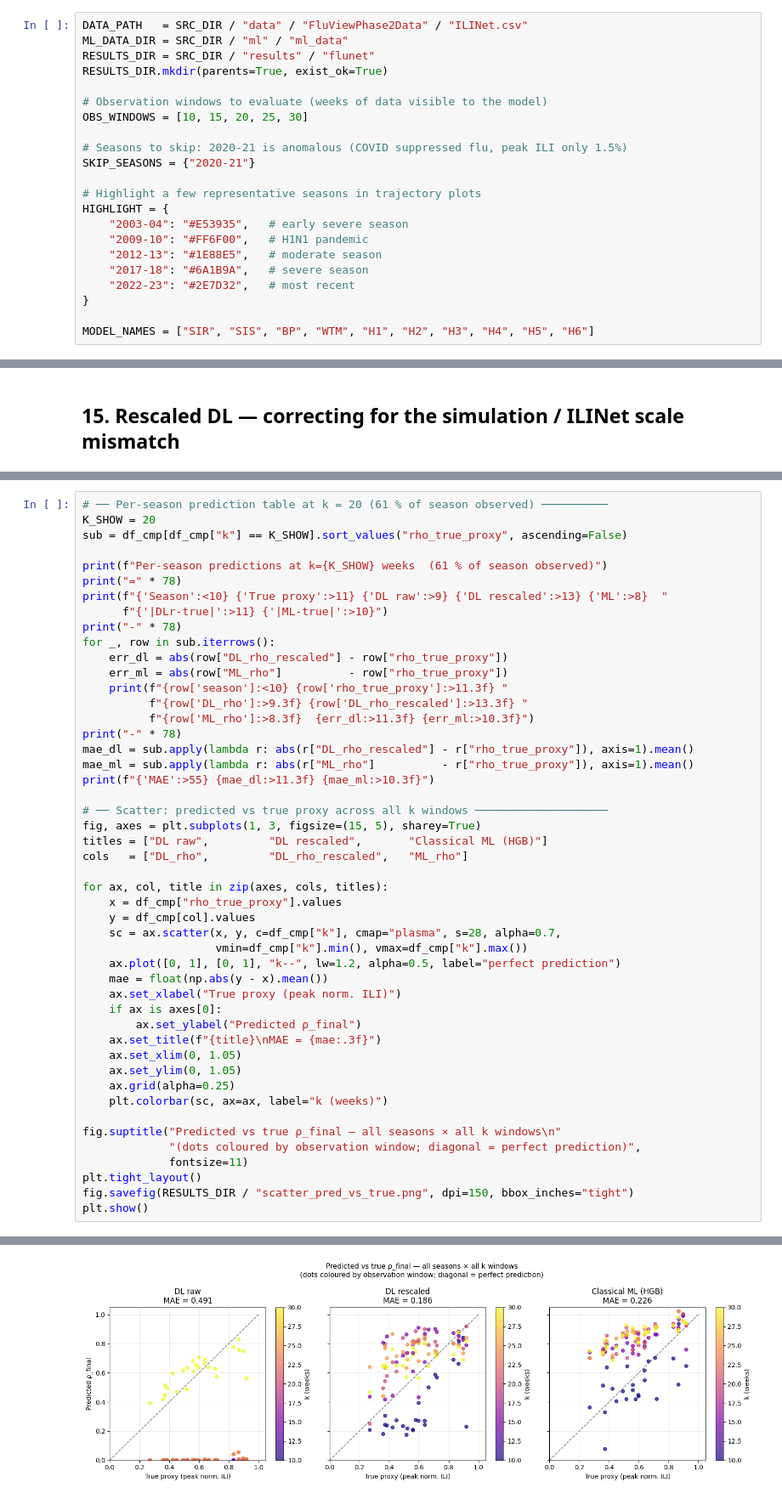
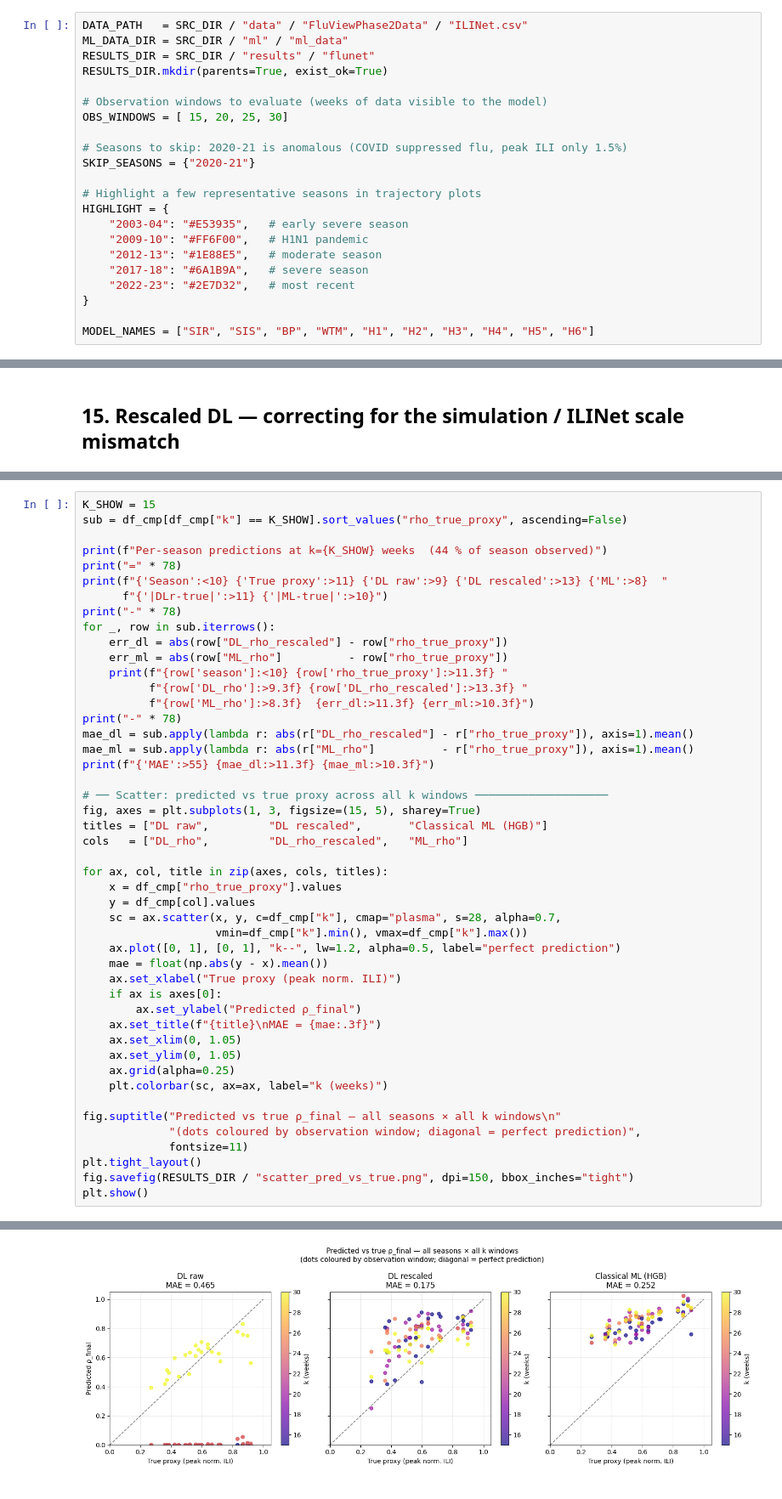
Before and after one commit to amonclus/EpidemicSpreadingToolkit, a Jupyter notebook: src/ml/flunet_pred.ipynb, the cells around one changed output, grey strips where cells are left out. Shown at 85% size. Cells and saved outputs as stored; diff of their text form.

```diff
--- a/src/ml/flunet_pred.ipynb
+++ b/src/ml/flunet_pred.ipynb
@@ -26,7 +26,7 @@ RESULTS_DIR = SRC_DIR / "results" / "flunet"
 RESULTS_DIR.mkdir(parents=True, exist_ok=True)
 
 # Observation windows to evaluate (weeks of data visible to the model)
-OBS_WINDOWS = [10, 15, 20, 25, 30]
+OBS_WINDOWS = [ 15, 20, 25, 30]
 
 # Seasons to skip: 2020-21 is anomalous (COVID suppressed flu, peak ILI only 1.5%)
 SKIP_SEASONS = {"2020-21"}
@@ -758,9 +753,8 @@ plt.show()
 # %%
-# ── Per-season prediction table at k = 20 (61 % of season observed) ──────────
-K_SHOW = 20
+K_SHOW = 15
 sub = df_cmp[df_cmp["k"] == K_SHOW].sort_values("rho_true_proxy", ascending=False)
 
-print(f"Per-season predictions at k={K_SHOW} weeks  (61 % of season observed)")
+print(f"Per-season predictions at k={K_SHOW} weeks  (44 % of season observed)")
 print("=" * 78)
 print(f"{'Season':<10} {'True proxy':>11} {'DL raw':>9} {'DL rescaled':>13} {'ML':>8}  "
       f"{'|DLr-true|':>11} {'|ML-true|':>10}")
@@ -824,4 +818,4 @@ Season      True proxy    DL raw   DL rescaled       ML   |DLr-true|  |ML-true|
-[figure, old version]
+[figure, new version]
 # %%
 out_path = RESULTS_DIR / "flunet_predictions.csv"
 df.to_csv(out_path, index=False, float_format="%.4f")
```
Also changed, not shown: parts of 16 cells of this notebook, 11 other files.
